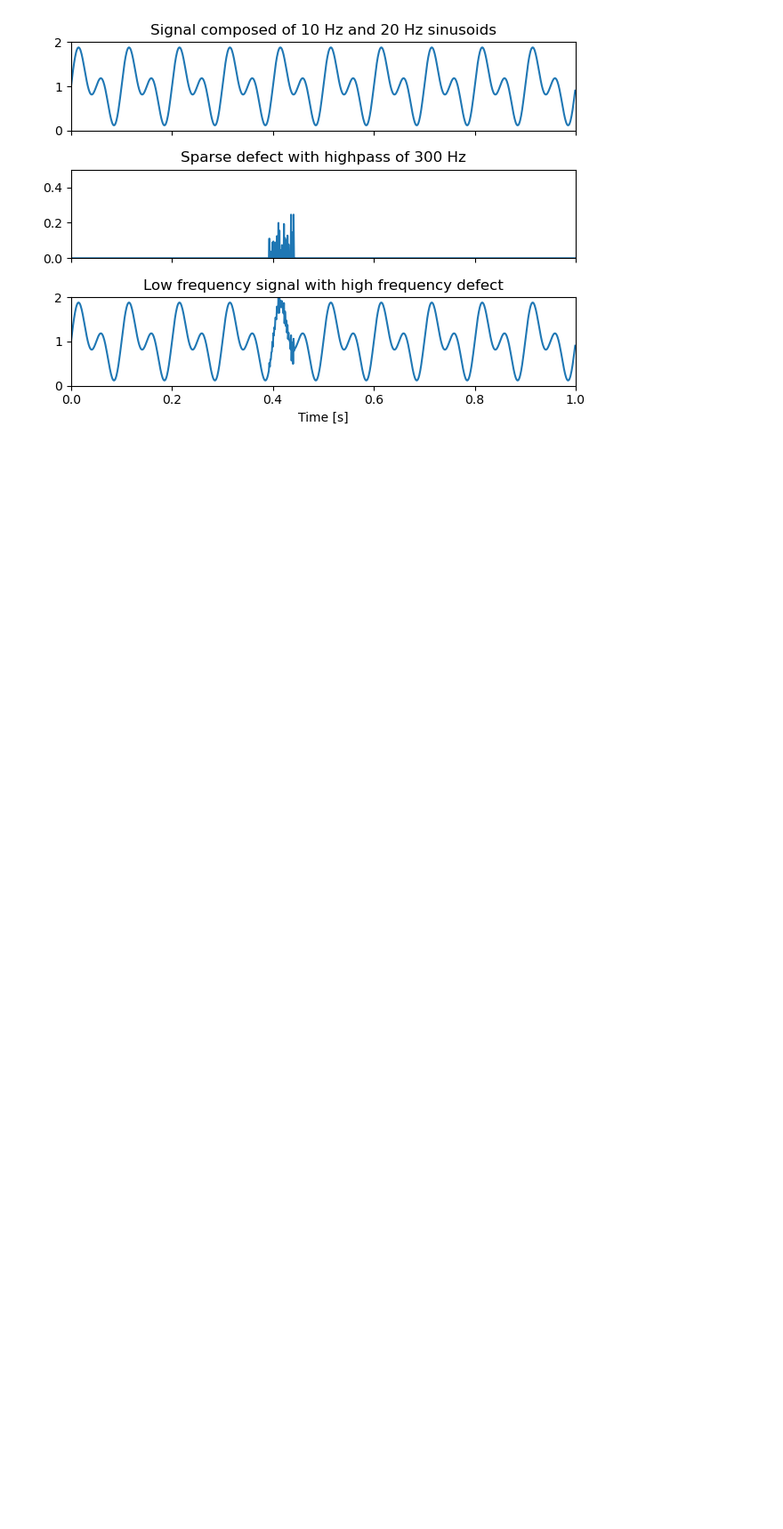
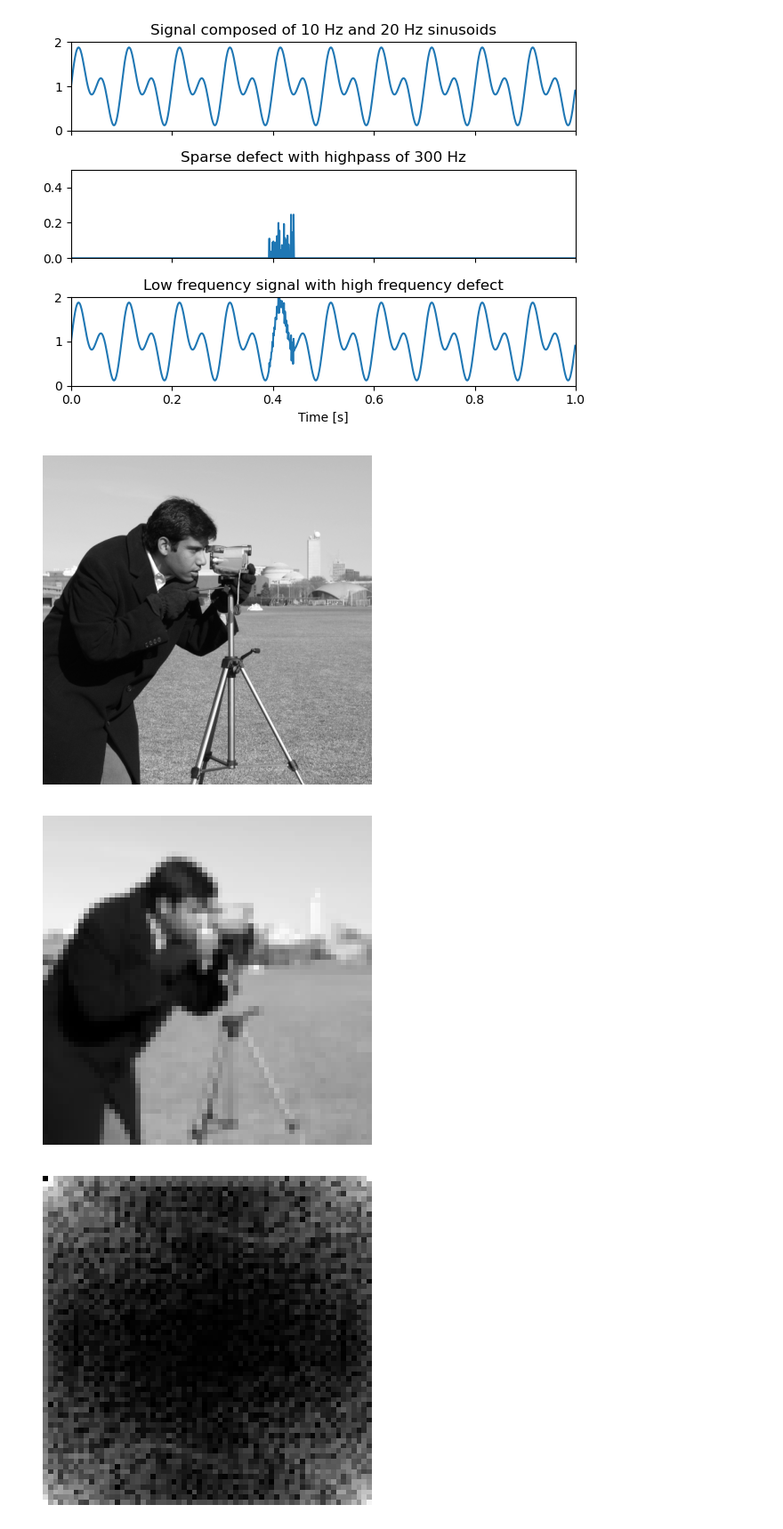
Before and after one commit to Ava99999/signal-thesis, a Jupyter notebook: Low frequency signal example.ipynb, the cells around one changed output. Shown at 89% size. Cells and saved outputs as stored; diff of their text form; code cells hidden in the pictures; blank space fills up the shorter version.

```diff
--- a/Low frequency signal example.ipynb
+++ b/Low frequency signal example.ipynb
@@ -127,3 +159,27 @@ plt.tight_layout()
 plt.show()
 # %% [output]
 [figure]
+# %%
+# Load grayscale cameraman image
+img = data.camera()  # shape: (512, 512), dtype: uint8
+img_resized = resize(img, (64, 64), anti_aliasing=True)
+img_resized = img_resized.astype('float32')
+
+# Show image
+plt.imshow(img, cmap='gray')
+plt.axis('off')
+plt.show()
+
+plt.imshow(img_resized, cmap='gray')
+plt.axis('off')
+plt.show()
+
+measurements_2D = np.abs(fft2(img_resized - np.mean(img_resized)))**2
+
+plt.imshow(np.log1p(measurements_2D), cmap='gray')
+plt.axis('off')
+plt.show()
+# %% [output]
+[figure, added]
+[figure, added]
+[figure, added]
```
Also changed, not shown: parts of 4 cells of this notebook, 8 other files.
